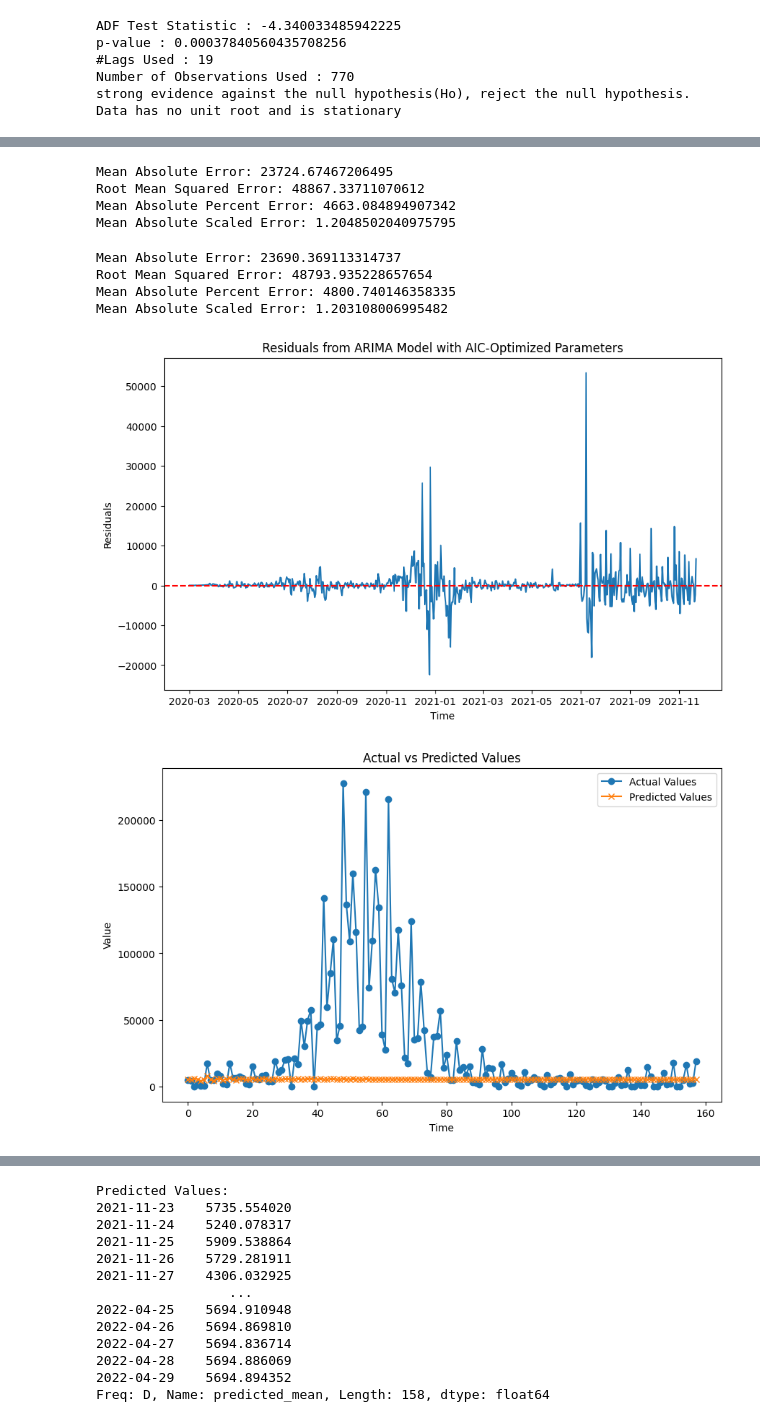
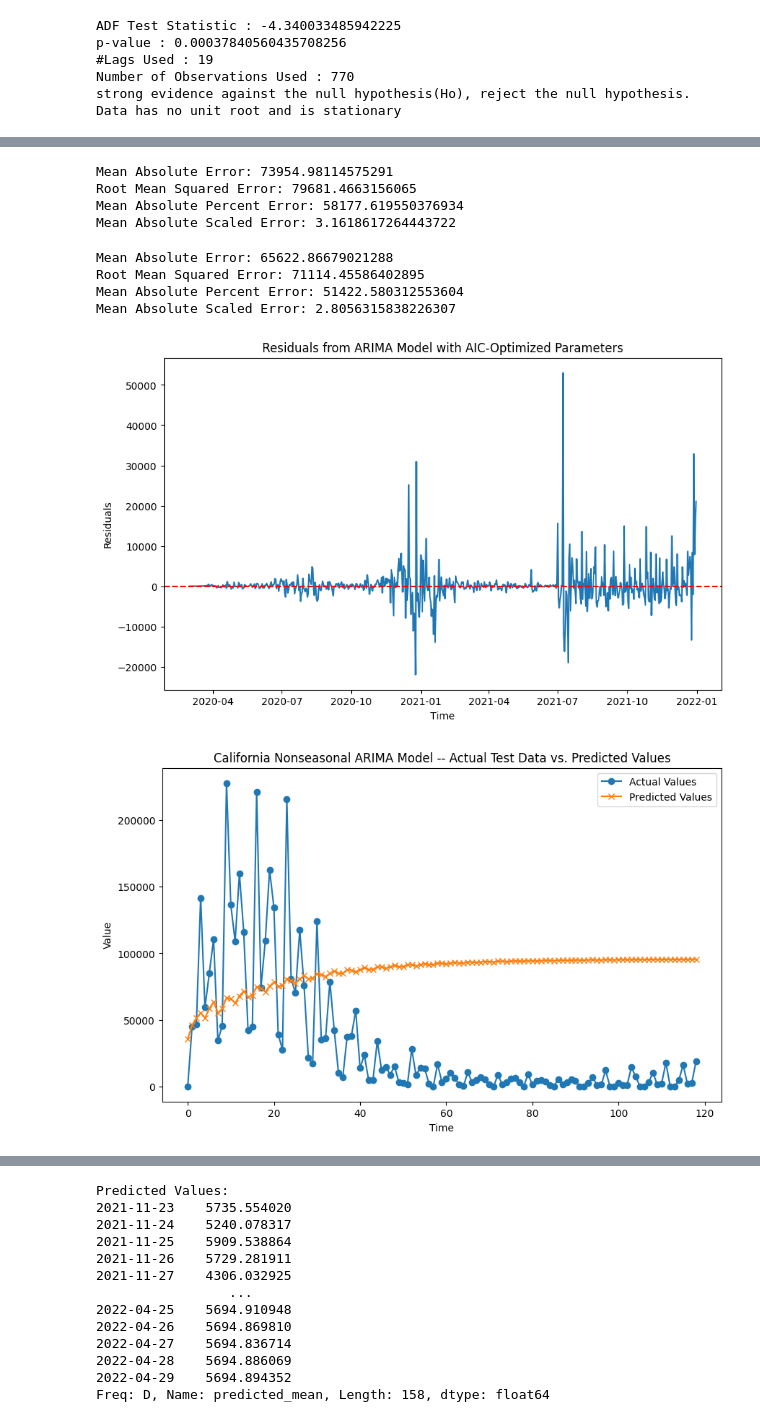
Before and after one commit to danielhe-nu/STAT390-Snowman, a Jupyter notebook: willem_univ_arima_nonseasonal_ca.ipynb, the cells around one changed output, grey strips where cells are left out. Drawn from its saved outputs; the diff is of its cells as text; code cells hidden in the pictures.

Commit message:
willem univariate nonseasonal arima models - ca

```diff
--- a/willem_univ_arima_nonseasonal_ca.ipynb
+++ b/willem_univ_arima_nonseasonal_ca.ipynb
@@ -81,7 +83,7 @@ plt.show()
 [figure]
 # %%
 #separate train & test sets
-train_size = int(len(ca_uni_df)* 0.8)
+train_size = int(len(ca_uni_df)* 0.85)
 ca_uni_train, ca_uni_test = ca_uni_df[0:train_size], ca_uni_df[train_size:]
 # %%
 ca_uni_test \
@@ -214,14 +249,12 @@ pd.DataFrame(results, columns=['p','q','bic']).sort_values('bic')
 81 rows × 3 columns
 # %%
-from sklearn.metrics import mean_squared_error, mean_absolute_error
-
 #optimal ARIMA model revealed via gridsearch with AIC for performance evaluation
 #train model
-opt_arima=ARIMA(ca_uni_train['PEOPLE_POSITIVE_NEW_CASES_COUNT'],order=(7,1,3))
+opt_arima=ARIMA(ca_uni_train['PEOPLE_POSITIVE_NEW_CASES_COUNT'],order=(7,1,4))
 opt_arima_fit_1=opt_arima.fit()
-
+#80-20 - 632,  85-15 -- 671
 #make predictions
-predictions_1 = opt_arima_fit_1.predict(start=632,end=789,dynamic=True)
+predictions_1 = opt_arima_fit_1.predict(start=671,end=789,dynamic=True)
 
 #calculate performance metrics
 mae = mean_absolute_error(ca_uni_test, predictions_1)
@@ -245,18 +278,18 @@ print(f'Root Mean Squared Error: {rmse}')
 print(f'Mean Absolute Percent Error: {mape}')
 print(f'Mean Absolute Scaled Error: {mase}')
 # %% [output]
-Mean Absolute Error: 23724.67467206495
-Root Mean Squared Error: 48867.33711070612
-Mean Absolute Percent Error: 4663.084894907342
-Mean Absolute Scaled Error: 1.2048502040975795
+Mean Absolute Error: 73954.98114575291
+Root Mean Squared Error: 79681.4663156065
+Mean Absolute Percent Error: 58177.619550376934
+Mean Absolute Scaled Error: 3.1618617264443722
 # %%
 #optimal ARIMA model revealed via gridsearch with BIC for performance evaluation
 #train model
-opt_arima=ARIMA(ca_uni_train['PEOPLE_POSITIVE_NEW_CASES_COUNT'],order=(6,1,2))
+opt_arima=ARIMA(ca_uni_train['PEOPLE_POSITIVE_NEW_CASES_COUNT'],order=(7,1,3))
 opt_arima_fit_2=opt_arima.fit()
 
 #make predictions
-predictions_2 = opt_arima_fit_2.predict(start=632,end=789,dynamic=True)
+predictions_2 = opt_arima_fit_2.predict(start=671,end=789,dynamic=True)
 
 #calculate performance metrics
 mae = mean_absolute_error(ca_uni_test, predictions_2)
@@ -281,10 +314,10 @@ print(f'Root Mean Squared Error: {rmse}')
 print(f'Mean Absolute Percent Error: {mape}')
 print(f'Mean Absolute Scaled Error: {mase}')
 # %% [output]
-Mean Absolute Error: 23690.369113314737
-Root Mean Squared Error: 48793.935228657654
-Mean Absolute Percent Error: 4800.740146358335
-Mean Absolute Scaled Error: 1.203108006995482
+Mean Absolute Error: 65622.86679021288
+Root Mean Squared Error: 71114.45586402895
+Mean Absolute Percent Error: 51422.580312553604
+Mean Absolute Scaled Error: 2.8056315838226307
 # %%
 #analyze residuals from the model with parameters optimized using AIC
 #extract the residuals
@@ -299,22 +332,22 @@ plt.ylabel('Residuals')
 plt.axhline(y=0, color='r', linestyle='--')
 plt.show()
 # %% [output]
-[figure, old version]
+[figure, new version]
 # %%
 #visualize actual vs predicted values for model with parameters optimized using AIC
 ca_uni_test_array = np.array(ca_uni_test)
 predictions_array = np.array(predictions_1)
 
 plt.figure(figsize=(10, 6))
 plt.plot(ca_uni_test_array, label='Actual Values', marker='o')
 plt.plot(predictions_array, label='Predicted Values', marker='x')
-plt.title('Actual vs Predicted Values')
+plt.title('California Nonseasonal ARIMA Model -- Actual Test Data vs. Predicted Values')
 plt.xlabel('Time')
 plt.ylabel('Value')
 plt.legend()
 plt.show()
 # %% [output]
-[figure, old version]
+[figure, new version]
 # %%
 #analyze residuals from the model with parameters optimized using BIC
 #extract the residuals
```
Also changed, not shown: parts of 12 cells of this notebook.
